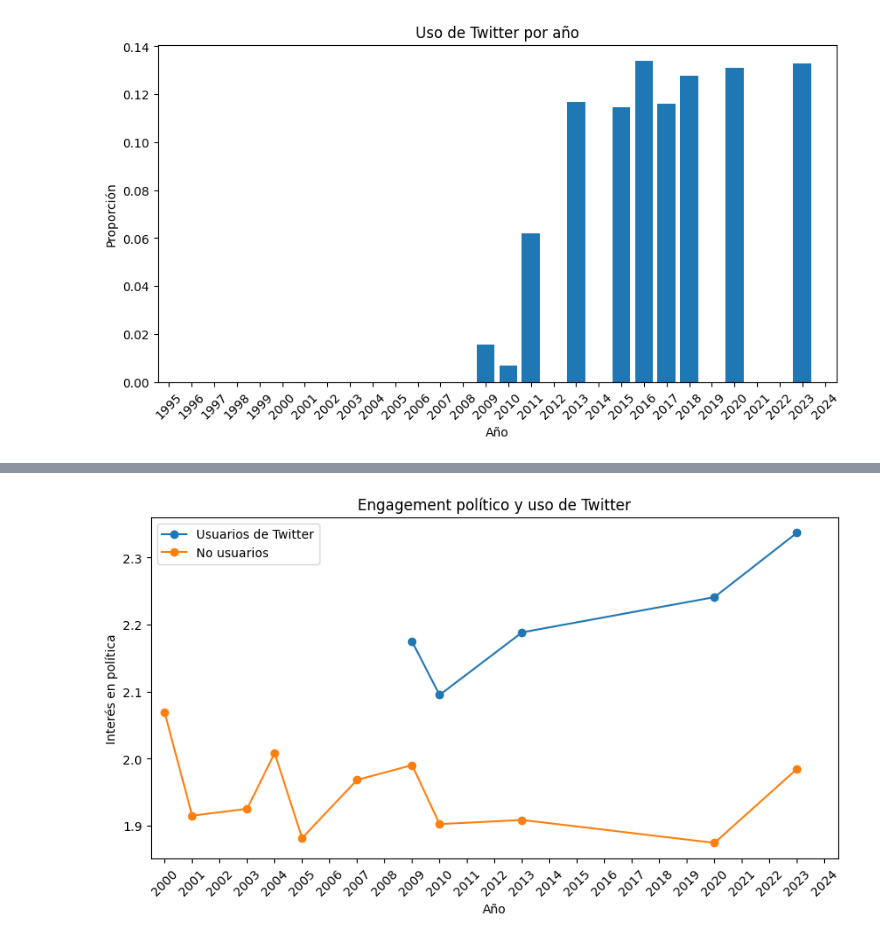
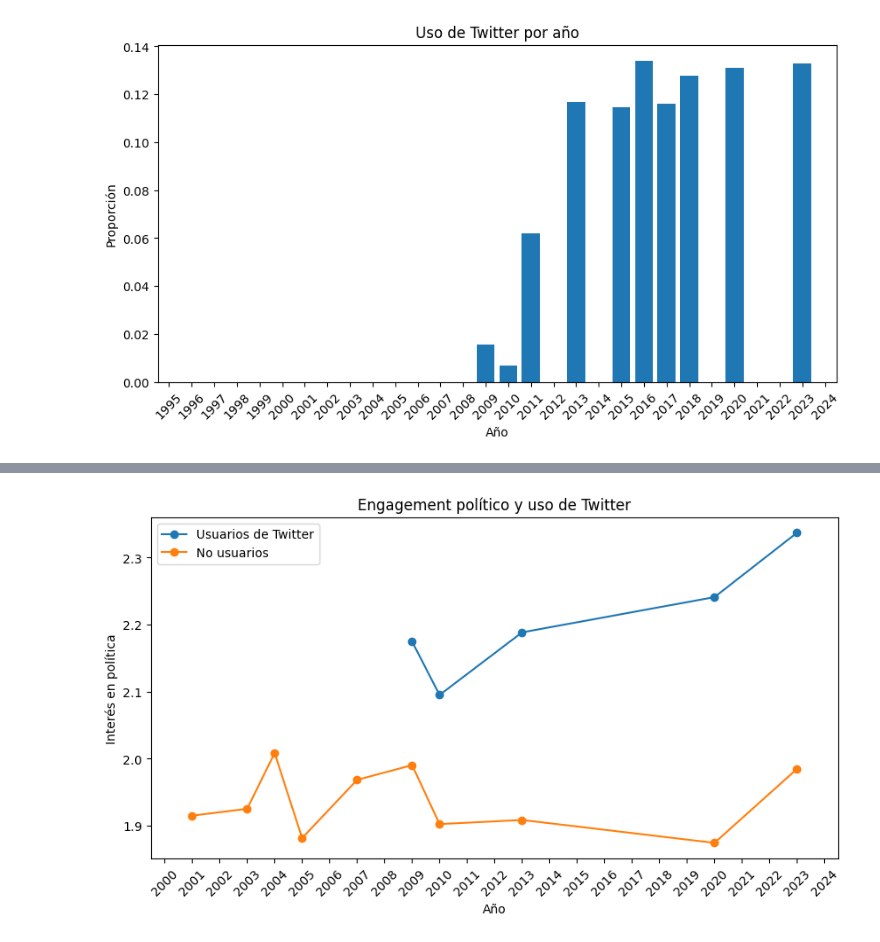
Before and after one commit to LCaravaggio/Happiness_Polarization, a Jupyter notebook: Twitter.ipynb, the cells around one changed output, grey strips where cells are left out. Cells and saved outputs as stored; diff of their text form; code cells hidden in the pictures.

```diff
--- a/Twitter.ipynb
+++ b/Twitter.ipynb
@@ -1272,7 +1272,7 @@ tmp = master.copy()
 # quedarse desde 2000
 # ---------------------------------
 
-tmp = tmp[tmp["wave"] >= 2000]
+tmp = tmp[tmp["wave"] > 2000]
 
 # ---------------------------------
 # antes de 2009:
@@ -1306,34 +1306,34 @@ non_users = tmp[tmp["twitter"] == 0]
 # gráfico
 # =========================================
 
 plt.figure(figsize=(10,5))
 
 plt.plot(
     users["wave"],
     users["interest_politics"],
     marker="o",
     label="Usuarios de Twitter"
 )
 
 plt.plot(
     non_users["wave"],
     non_users["interest_politics"],
     marker="o",
     label="No usuarios"
 )
 
 plt.title("Engagement político y uso de Twitter")
 plt.xlabel("Año")
 plt.ylabel("Interés en política")
 
 plt.xticks(range(2000, 2025), rotation=45)
 plt.xlim(1999.5, 2024.5)
 
 plt.legend()
 
 plt.show()
 # %% [output]
-[figure, old version]
+[figure, new version]
 # %%
 # =========================================
 # polarización:
```
Also changed, not shown: parts of 2 cells of this notebook.
